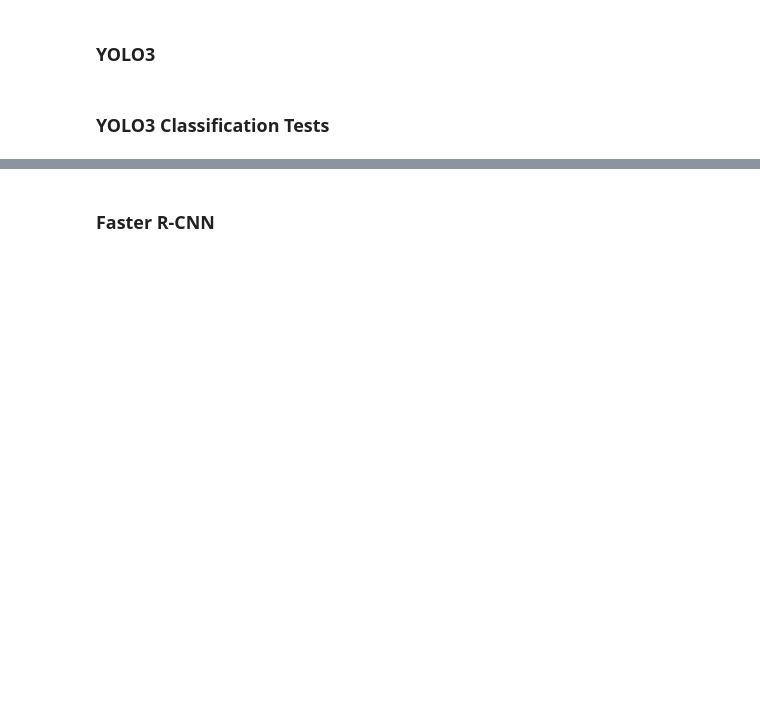
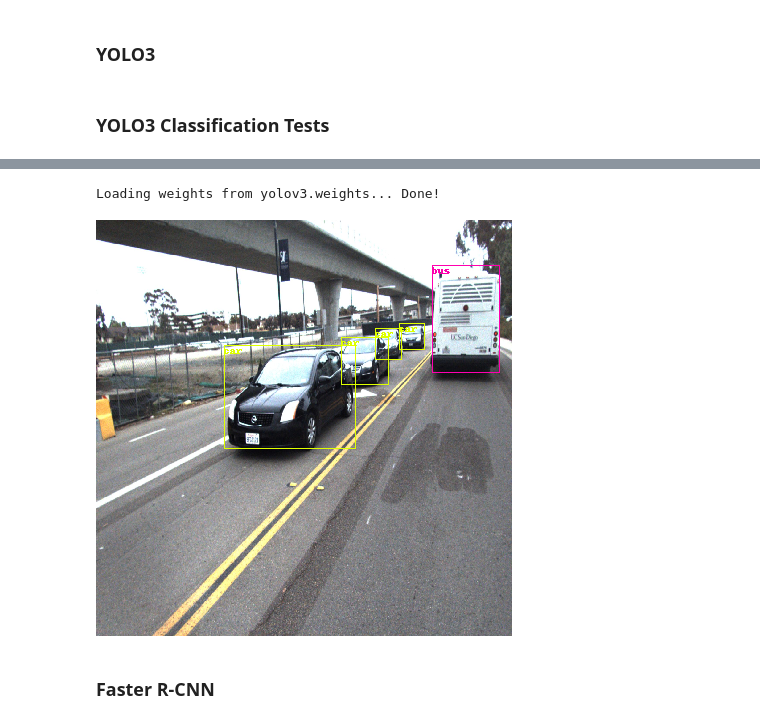
Before and after one commit to AftermathK/ece285-final-project, a Jupyter notebook: demo.ipynb, the cells around one changed output, grey strips where cells are left out. Cells and saved outputs as stored; diff of their text form; code cells hidden in the pictures; blank space fills up the shorter version.

```diff
--- a/demo.ipynb
+++ b/demo.ipynb
@@ -126,3 +122,9 @@ Loading weights from yolo3/yolov3.weights... Done!
+# %%
+
+detect_one(cfg_file, weight_file, test_img_four)
+# %% [output]
+Loading weights from yolov3.weights... Done!
+[figure, added]
 # %% [markdown]
 ### Faster R-CNN
 # %% [markdown]
```
Also changed, not shown: parts of 10 cells of this notebook.
